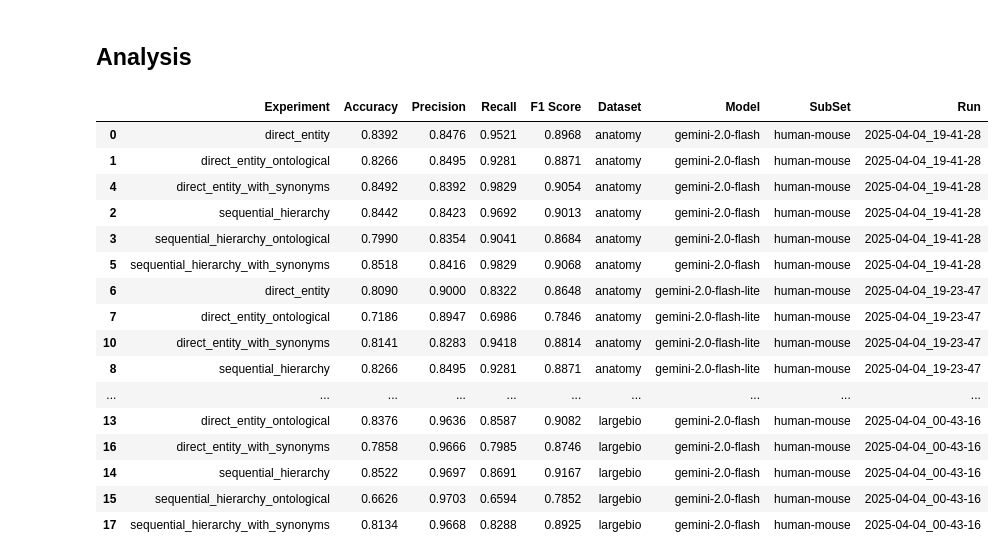
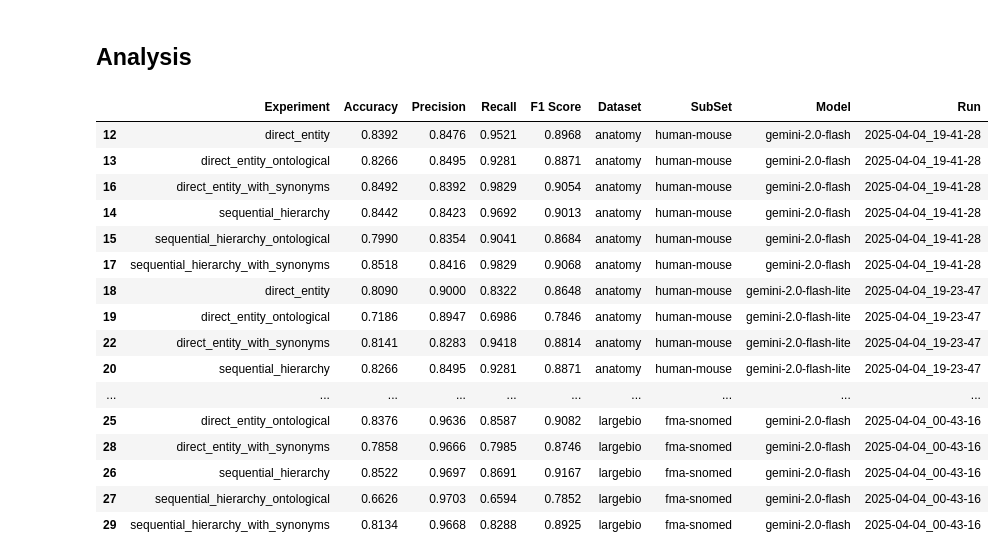
Before and after one commit to city-artificial-intelligence/logmap-llm-exp, a Jupyter notebook: notebooks/parents_experiments.ipynb, the cells around one changed output. Saved outputs shown, nothing was run; the diff lists cells and outputs as text; code cells hidden in the pictures.

```diff
--- a/notebooks/parents_experiments.ipynb
+++ b/notebooks/parents_experiments.ipynb
@@ -507,50 +505,51 @@ F1 Score: 0.901
 ## Analysis
 # %%
 runs = [
-        ("2025-04-04_19-41-28", "gemini-2.0-flash", "human-mouse", "anatomy"),
-        ("2025-04-04_19-23-47", "gemini-2.0-flash-lite", "human-mouse", "anatomy"),
-        ("2025-04-04_00-43-16", "gemini-2.0-flash-lite", "human-mouse", "anatomy"),
-        # ("2025-03-28_10-56-40", "gpt-4o-mini", "fma-snomed", "largebio"),
-        # ("2025-03-28_10-15-04", "gpt-4o-mini", "fma-nci", "largebio"),
-        ("2025-03-19_23-32-20", "gpt-4o-mini", "omim-ordo", "bioml-2024"),
-        ("2025-03-19_22-17-52", "gpt-4o-mini", "ncit-doid", "bioml-2024"),
-        ("2025-03-19_19-48-41", "gpt-4o-mini", "human-mouse", "anatomy"),
-        ("2025-03-14_00-40-55", "gpt-4o-mini", "ncit-doid", "bioml-2024"),
-        ("2025-03-12_17-21-53", "gpt-4o-mini", "human-mouse", "anatomy"),
-        ("2025-03-12_14-43-32", "gpt-4o-mini", "omim-ordo", "bioml-2024"),
+    ('2025-04-06_14-51-00', 'gemini-2.0-flash-lite', 'fma-nci', 'largebio'),
+    ("2025-04-06_14-18-46", "gemini-2.0-flash", "fma-nci", "largebio"),
+    ("2025-04-04_19-41-28", "gemini-2.0-flash", "human-mouse", "anatomy"),
+    ("2025-04-04_19-23-47", "gemini-2.0-flash-lite", "human-mouse", "anatomy"),
+    ("2025-04-04_00-43-16", "gemini-2.0-flash", "fma-snomed", "largebio"),
+    ("2025-03-28_10-15-04", "gpt-4o-mini", "fma-nci", "largebio"),
+    ("2025-03-19_23-32-20", "gpt-4o-mini", "omim-ordo", "bioml-2024"),
+    ("2025-03-19_22-17-52", "gpt-4o-mini", "ncit-doid", "bioml-2024"),
+    ("2025-03-19_19-48-41", "gpt-4o-mini", "human-mouse", "anatomy"),
+    ("2025-03-14_00-40-55", "gpt-4o-mini", "ncit-doid", "bioml-2024"),
+    ("2025-03-12_17-21-53", "gpt-4o-mini", "human-mouse", "anatomy"),
+    ("2025-03-12_14-43-32", "gpt-4o-mini", "omim-ordo", "bioml-2024"),
 ]
 
 dfs = []
 
 for run_subdir, model, set_name, dataset in runs:
     metrics_df = read_run_metrics_df(run_subdir)
     for col, value in zip(["Dataset", "SubSet", "Model"], [dataset, set_name, model]):
         if col not in metrics_df.columns:
             metrics_df[col] = value
     metrics_df["Run"] = run_subdir
     dfs.append(metrics_df)
 
 results_df = pd.concat(dfs, ignore_index=True)
 results_df = results_df.sort_values(by=["Dataset", "SubSet", "Model", "Experiment"])
 results_df
 # %% [output]
-|  | Experiment | Accuracy | Precision | Recall | F1 Score | Dataset | Model | SubSet | Run |
-| 0 | direct_entity | 0.8392 | 0.8476 | 0.9521 | 0.8968 | anatomy | gemini-2.0-flash | human-mouse | 2025-04-04_19-41-28 |
-| 1 | direct_entity_ontological | 0.8266 | 0.8495 | 0.9281 | 0.8871 | anatomy | gemini-2.0-flash | human-mouse | 2025-04-04_19-41-28 |
-| 4 | direct_entity_with_synonyms | 0.8492 | 0.8392 | 0.9829 | 0.9054 | anatomy | gemini-2.0-flash | human-mouse | 2025-04-04_19-41-28 |
-| 2 | sequential_hierarchy | 0.8442 | 0.8423 | 0.9692 | 0.9013 | anatomy | gemini-2.0-flash | human-mouse | 2025-04-04_19-41-28 |
-| 3 | sequential_hierarchy_ontological | 0.7990 | 0.8354 | 0.9041 | 0.8684 | anatomy | gemini-2.0-flash | human-mouse | 2025-04-04_19-41-28 |
-| 5 | sequential_hierarchy_with_synonyms | 0.8518 | 0.8416 | 0.9829 | 0.9068 | anatomy | gemini-2.0-flash | human-mouse | 2025-04-04_19-41-28 |
-| 6 | direct_entity | 0.8090 | 0.9000 | 0.8322 | 0.8648 | anatomy | gemini-2.0-flash-lite | human-mouse | 2025-04-04_19-23-47 |
-| 7 | direct_entity_ontological | 0.7186 | 0.8947 | 0.6986 | 0.7846 | anatomy | gemini-2.0-flash-lite | human-mouse | 2025-04-04_19-23-47 |
-| 10 | direct_entity_with_synonyms | 0.8141 | 0.8283 | 0.9418 | 0.8814 | anatomy | gemini-2.0-flash-lite | human-mouse | 2025-04-04_19-23-47 |
-| 8 | sequential_hierarchy | 0.8266 | 0.8495 | 0.9281 | 0.8871 | anatomy | gemini-2.0-flash-lite | human-mouse | 2025-04-04_19-23-47 |
+|  | Experiment | Accuracy | Precision | Recall | F1 Score | Dataset | SubSet | Model | Run |
+| 12 | direct_entity | 0.8392 | 0.8476 | 0.9521 | 0.8968 | anatomy | human-mouse | gemini-2.0-flash | 2025-04-04_19-41-28 |
+| 13 | direct_entity_ontological | 0.8266 | 0.8495 | 0.9281 | 0.8871 | anatomy | human-mouse | gemini-2.0-flash | 2025-04-04_19-41-28 |
+| 16 | direct_entity_with_synonyms | 0.8492 | 0.8392 | 0.9829 | 0.9054 | anatomy | human-mouse | gemini-2.0-flash | 2025-04-04_19-41-28 |
+| 14 | sequential_hierarchy | 0.8442 | 0.8423 | 0.9692 | 0.9013 | anatomy | human-mouse | gemini-2.0-flash | 2025-04-04_19-41-28 |
+| 15 | sequential_hierarchy_ontological | 0.7990 | 0.8354 | 0.9041 | 0.8684 | anatomy | human-mouse | gemini-2.0-flash | 2025-04-04_19-41-28 |
+| 17 | sequential_hierarchy_with_synonyms | 0.8518 | 0.8416 | 0.9829 | 0.9068 | anatomy | human-mouse | gemini-2.0-flash | 2025-04-04_19-41-28 |
+| 18 | direct_entity | 0.8090 | 0.9000 | 0.8322 | 0.8648 | anatomy | human-mouse | gemini-2.0-flash-lite | 2025-04-04_19-23-47 |
+| 19 | direct_entity_ontological | 0.7186 | 0.8947 | 0.6986 | 0.7846 | anatomy | human-mouse | gemini-2.0-flash-lite | 2025-04-04_19-23-47 |
+| 22 | direct_entity_with_synonyms | 0.8141 | 0.8283 | 0.9418 | 0.8814 | anatomy | human-mouse | gemini-2.0-flash-lite | 2025-04-04_19-23-47 |
+| 20 | sequential_hierarchy | 0.8266 | 0.8495 | 0.9281 | 0.8871 | anatomy | human-mouse | gemini-2.0-flash-lite | 2025-04-04_19-23-47 |
 | ... | ... | ... | ... | ... | ... | ... | ... | ... | ... |
-| 13 | direct_entity_ontological | 0.8376 | 0.9636 | 0.8587 | 0.9082 | largebio | gemini-2.0-flash | human-mouse | 2025-04-04_00-43-16 |
-| 16 | direct_entity_with_synonyms | 0.7858 | 0.9666 | 0.7985 | 0.8746 | largebio | gemini-2.0-flash | human-mouse | 2025-04-04_00-43-16 |
-| 14 | sequential_hierarchy | 0.8522 | 0.9697 | 0.8691 | 0.9167 | largebio | gemini-2.0-flash | human-mouse | 2025-04-04_00-43-16 |
-| 15 | sequential_hierarchy_ontological | 0.6626 | 0.9703 | 0.6594 | 0.7852 | largebio | gemini-2.0-flash | human-mouse | 2025-04-04_00-43-16 |
-| 17 | sequential_hierarchy_with_synonyms | 0.8134 | 0.9668 | 0.8288 | 0.8925 | largebio | gemini-2.0-flash | human-mouse | 2025-04-04_00-43-16 |
+| 25 | direct_entity_ontological | 0.8376 | 0.9636 | 0.8587 | 0.9082 | largebio | fma-snomed | gemini-2.0-flash | 2025-04-04_00-43-16 |
+| 28 | direct_entity_with_synonyms | 0.7858 | 0.9666 | 0.7985 | 0.8746 | largebio | fma-snomed | gemini-2.0-flash | 2025-04-04_00-43-16 |
+| 26 | sequential_hierarchy | 0.8522 | 0.9697 | 0.8691 | 0.9167 | largebio | fma-snomed | gemini-2.0-flash | 2025-04-04_00-43-16 |
+| 27 | sequential_hierarchy_ontological | 0.6626 | 0.9703 | 0.6594 | 0.7852 | largebio | fma-snomed | gemini-2.0-flash | 2025-04-04_00-43-16 |
+| 29 | sequential_hierarchy_with_synonyms | 0.8134 | 0.9668 | 0.8288 | 0.8925 | largebio | fma-snomed | gemini-2.0-flash | 2025-04-04_00-43-16 |
 # %%
 runs_array = []
 
```
Also changed, not shown: parts of 7 cells of this notebook, 2 other files.
